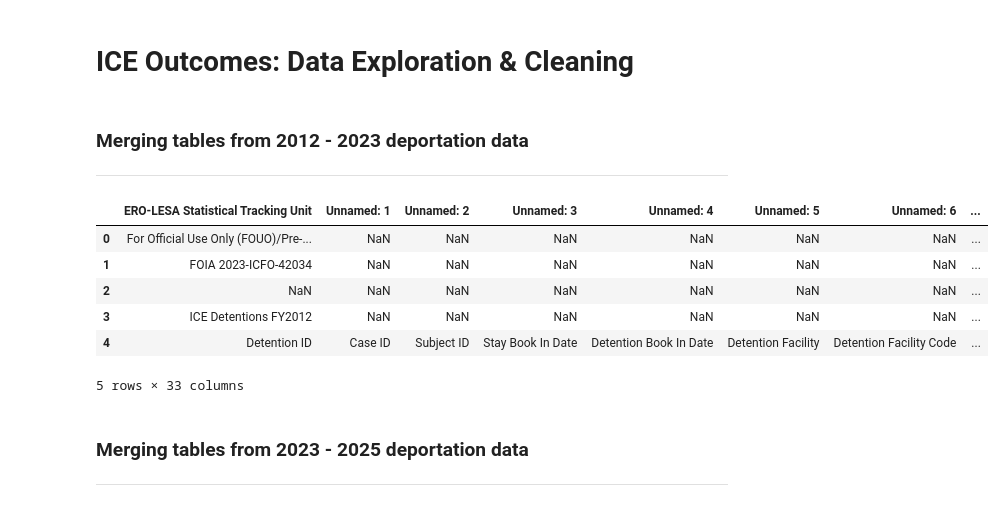
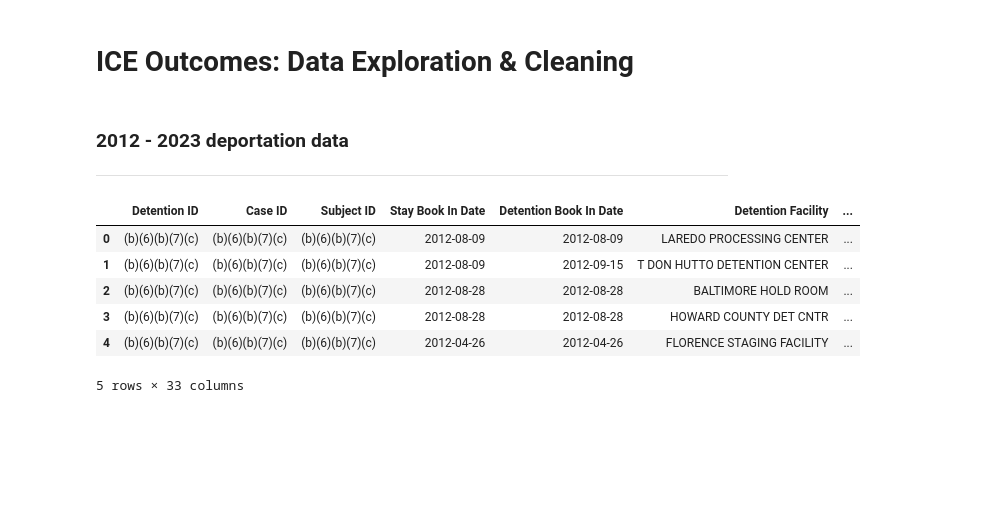
Before and after one commit to emilynnguyen1/ICE-Outcomes, a Jupyter notebook: notebooks/Cleaning-ICE-Oucomes.ipynb, the cells around one changed output. Cells and saved outputs as stored; diff of their text form; code cells hidden in the pictures; blank space fills up the shorter version.

Commit message:
Exploring data

```diff
--- a/notebooks/Cleaning-ICE-Oucomes.ipynb
+++ b/notebooks/Cleaning-ICE-Oucomes.ipynb
@@ -1,23 +1,20 @@
 # %% [markdown]
 # ICE Outcomes: Data Exploration & Cleaning
 # %% [markdown]
-### Merging tables from 2012 - 2023 deportation data
+### 2012 - 2023 deportation data
 ---
 # %%
 # import modules
 import pandas as pd
 # %%
 # 2012 detentions
-detentions_12 = pd.read_excel("../data/ice_release_2011to2023/2023-ICFO_42034_Detentions_FY12_LESA-STU_FINAL-Redacted_raw.xlsx")
+detentions_12 = pd.read_excel("../data/ice_release_2011to2023/2023-ICFO_42034_Detentions_FY12_LESA-STU_FINAL-Redacted_raw.xlsx", header=5)
 detentions_12.head()
 # %% [output]
-|  | ERO-LESA Statistical Tracking Unit | Unnamed: 1 | Unnamed: 2 | Unnamed: 3 | Unnamed: 4 | Unnamed: 5 | Unnamed: 6 | ... |
-| 0 | For Official Use Only (FOUO)/Pre-... | NaN | NaN | NaN | NaN | NaN | NaN | ... |
-| 1 | FOIA 2023-ICFO-42034 | NaN | NaN | NaN | NaN | NaN | NaN | ... |
-| 2 | NaN | NaN | NaN | NaN | NaN | NaN | NaN | ... |
-| 3 | ICE Detentions FY2012 | NaN | NaN | NaN | NaN | NaN | NaN | ... |
-| 4 | Detention ID | Case ID | Subject ID | Stay Book In Date | Detention Book In Date | Detention Facility | Detention Facility Code | ... |
+|  | Detention ID | Case ID | Subject ID | Stay Book In Date | Detention Book In Date | Detention Facility | ... |
+| 0 | (b)(6)(b)(7)(c) | (b)(6)(b)(7)(c) | (b)(6)(b)(7)(c) | 2012-08-09 | 2012-08-09 | LAREDO PROCESSING CENTER | ... |
+| 1 | (b)(6)(b)(7)(c) | (b)(6)(b)(7)(c) | (b)(6)(b)(7)(c) | 2012-08-09 | 2012-09-15 | T DON HUTTO DETENTION CENTER | ... |
+| 2 | (b)(6)(b)(7)(c) | (b)(6)(b)(7)(c) | (b)(6)(b)(7)(c) | 2012-08-28 | 2012-08-28 | BALTIMORE HOLD ROOM | ... |
+| 3 | (b)(6)(b)(7)(c) | (b)(6)(b)(7)(c) | (b)(6)(b)(7)(c) | 2012-08-28 | 2012-08-28 | HOWARD COUNTY DET CNTR | ... |
+| 4 | (b)(6)(b)(7)(c) | (b)(6)(b)(7)(c) | (b)(6)(b)(7)(c) | 2012-04-26 | 2012-04-26 | FLORENCE STAGING FACILITY | ... |
 5 rows × 33 columns
-# %% [markdown]
-### Merging tables from 2023 - 2025 deportation data
----
```
Also changed, not shown: parts of 8 cells of this notebook, 1 other file.
